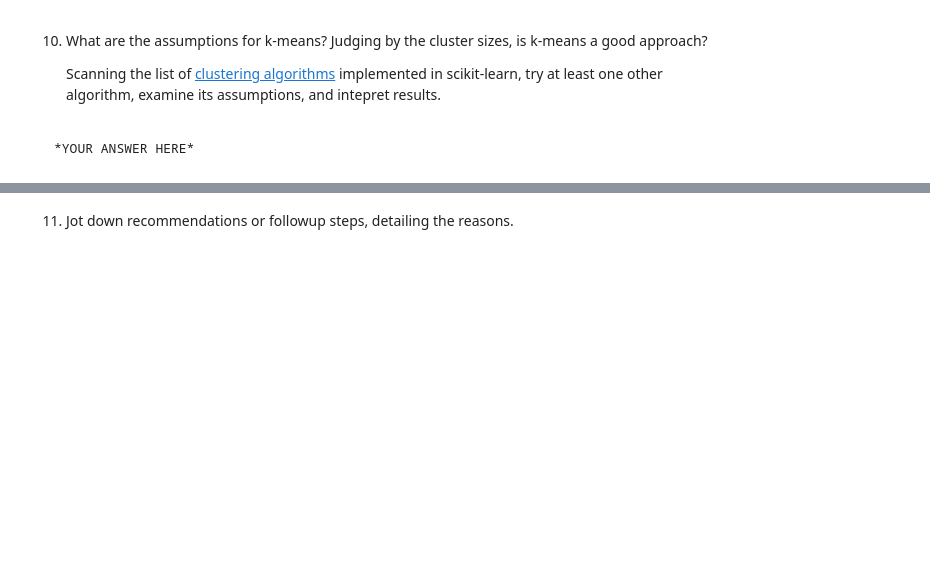
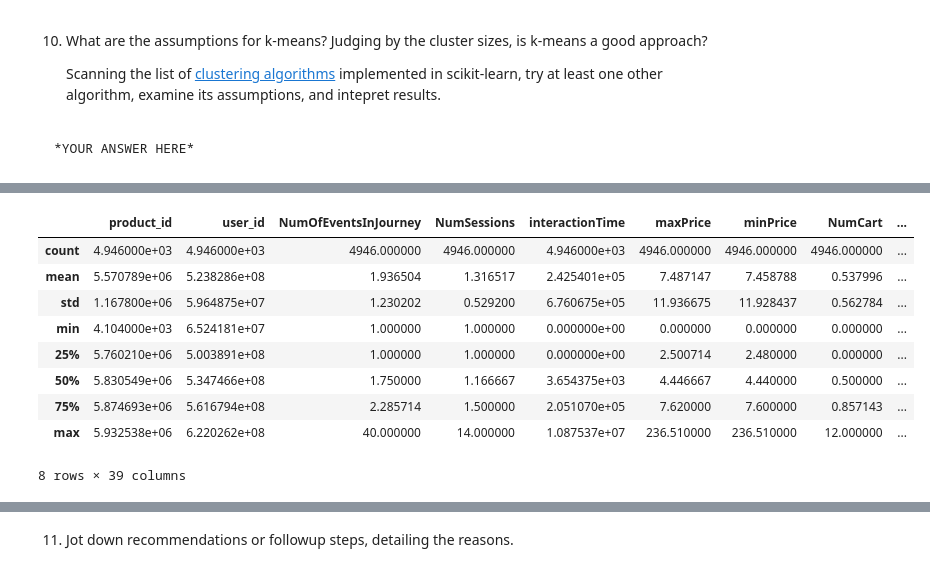
Before and after one commit to yinghu-math/mle9-yinghu, a Jupyter notebook: assignments/week-8-unsupervised-ML/nb/new-product-launch.ipynb, the cells around one changed output, grey strips where cells are left out. Drawn from its saved outputs; the diff is of its cells as text; code cells hidden in the pictures; blank space fills up the shorter version.

```diff
--- a/assignments/week-8-unsupervised-ML/nb/new-product-launch.ipynb
+++ b/assignments/week-8-unsupervised-ML/nb/new-product-launch.ipynb
@@ -448,0 +515,5 @@ class3_df[['maxPrice', 'minPrice', 'Purchased?', 'cluster_pca', 'Weekend']].desc
+# %%
+from sklearn.cluster import Birch
+birch = Birch()
+# %%
+birch.fit(X_reduced)
@@ -448,0 +522,2 @@ class3_df[['maxPrice', 'minPrice', 'Purchased?', 'cluster_pca', 'Weekend']].desc
+# %%
+past['birch'] = birch.labels_
@@ -448,0 +534,17 @@ class3_df[['maxPrice', 'minPrice', 'Purchased?', 'cluster_pca', 'Weekend']].desc
+# %%
+birch_class0 = past[past['birch']==0]
+birch_class1 = past[past['birch']==1]
+birch_class2 = past[past['birch']==2]
+# %%
+birch_class0.describe()
+# %% [output]
+|  | product_id | user_id | NumOfEventsInJourney | NumSessions | interactionTime | maxPrice | minPrice | NumCart | ... |
+| count | 4.946000e+03 | 4.946000e+03 | 4946.000000 | 4946.000000 | 4.946000e+03 | 4946.000000 | 4946.000000 | 4946.000000 | ... |
+| mean | 5.570789e+06 | 5.238286e+08 | 1.936504 | 1.316517 | 2.425401e+05 | 7.487147 | 7.458788 | 0.537996 | ... |
+| std | 1.167800e+06 | 5.964875e+07 | 1.230202 | 0.529200 | 6.760675e+05 | 11.936675 | 11.928437 | 0.562784 | ... |
+| min | 4.104000e+03 | 6.524181e+07 | 1.000000 | 1.000000 | 0.000000e+00 | 0.000000 | 0.000000 | 0.000000 | ... |
+| 25% | 5.760210e+06 | 5.003891e+08 | 1.000000 | 1.000000 | 0.000000e+00 | 2.500714 | 2.480000 | 0.000000 | ... |
+| 50% | 5.830549e+06 | 5.347466e+08 | 1.750000 | 1.166667 | 3.654375e+03 | 4.446667 | 4.440000 | 0.500000 | ... |
+| 75% | 5.874693e+06 | 5.616794e+08 | 2.285714 | 1.500000 | 2.051070e+05 | 7.620000 | 7.600000 | 0.857143 | ... |
+| max | 5.932538e+06 | 6.220262e+08 | 40.000000 | 14.000000 | 1.087537e+07 | 236.510000 | 236.510000 | 12.000000 | ... |
+8 rows × 39 columns
```
Also changed, not shown: parts of 21 cells of this notebook.
